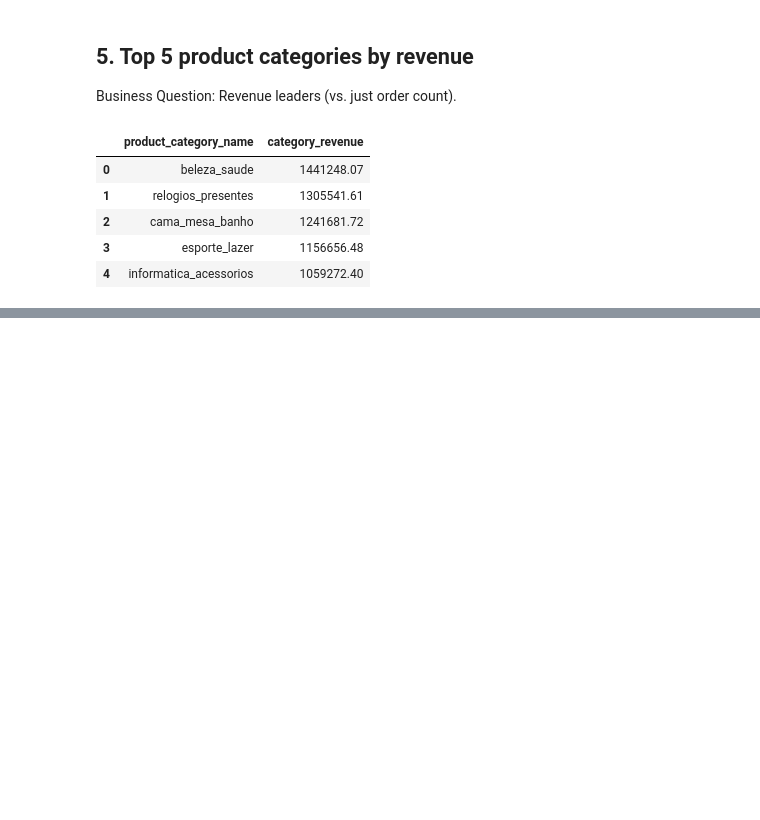
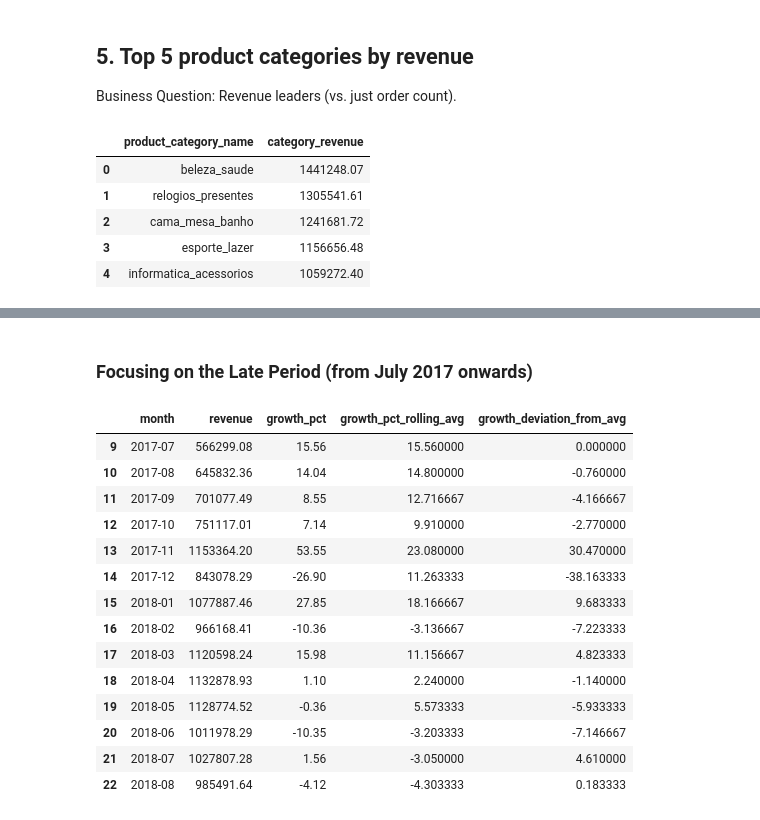
Before and after one commit to Azarbaad/Data_analytics, a Jupyter notebook: sql_brazilian_ecommerce.ipynb, the cells around one changed output, grey strips where cells are left out. Drawn from its saved outputs; the diff is of its cells as text; code cells hidden in the pictures; blank space fills up the shorter version.

```diff
--- a/sql_brazilian_ecommerce.ipynb
+++ b/sql_brazilian_ecommerce.ipynb
@@ -517,0 +646,31 @@ display(DataTable(result))
+# %% [markdown]
+### Focusing on the Late Period (from July 2017 onwards)
+# %%
+# Filter the result DataFrame to focus on data from '2017-07' onwards
+result_late_period = result[result['month'] >= '2017-07'].copy()
+
+# Recalculate the 3-month rolling average for growth percentage on the filtered data
+# Reset index first to ensure rolling window works correctly on sequential data
+result_late_period['growth_pct_rolling_avg'] = result_late_period['growth_pct'].rolling(window=3, min_periods=1).mean()
+
+# Recalculate the deviation of the original growth from the rolling average for the filtered data
+result_late_period['growth_deviation_from_avg'] = result_late_period['growth_pct'] - result_late_period['growth_pct_rolling_avg']
+
+# Display the updated result_late_period DataFrame
+display(DataTable(result_late_period))
+# %% [output]
+|  | month | revenue | growth_pct | growth_pct_rolling_avg | growth_deviation_from_avg |
+| 9 | 2017-07 | 566299.08 | 15.56 | 15.560000 | 0.000000 |
+| 10 | 2017-08 | 645832.36 | 14.04 | 14.800000 | -0.760000 |
+| 11 | 2017-09 | 701077.49 | 8.55 | 12.716667 | -4.166667 |
+| 12 | 2017-10 | 751117.01 | 7.14 | 9.910000 | -2.770000 |
+| 13 | 2017-11 | 1153364.20 | 53.55 | 23.080000 | 30.470000 |
+| 14 | 2017-12 | 843078.29 | -26.90 | 11.263333 | -38.163333 |
+| 15 | 2018-01 | 1077887.46 | 27.85 | 18.166667 | 9.683333 |
+| 16 | 2018-02 | 966168.41 | -10.36 | -3.136667 | -7.223333 |
+| 17 | 2018-03 | 1120598.24 | 15.98 | 11.156667 | 4.823333 |
+| 18 | 2018-04 | 1132878.93 | 1.10 | 2.240000 | -1.140000 |
+| 19 | 2018-05 | 1128774.52 | -0.36 | 5.573333 | -5.933333 |
+| 20 | 2018-06 | 1011978.29 | -10.35 | -3.203333 | -7.146667 |
+| 21 | 2018-07 | 1027807.28 | 1.56 | -3.050000 | 4.610000 |
+| 22 | 2018-08 | 985491.64 | -4.12 | -4.303333 | 0.183333 |
```
Also changed, not shown: parts of 17 cells of this notebook.
